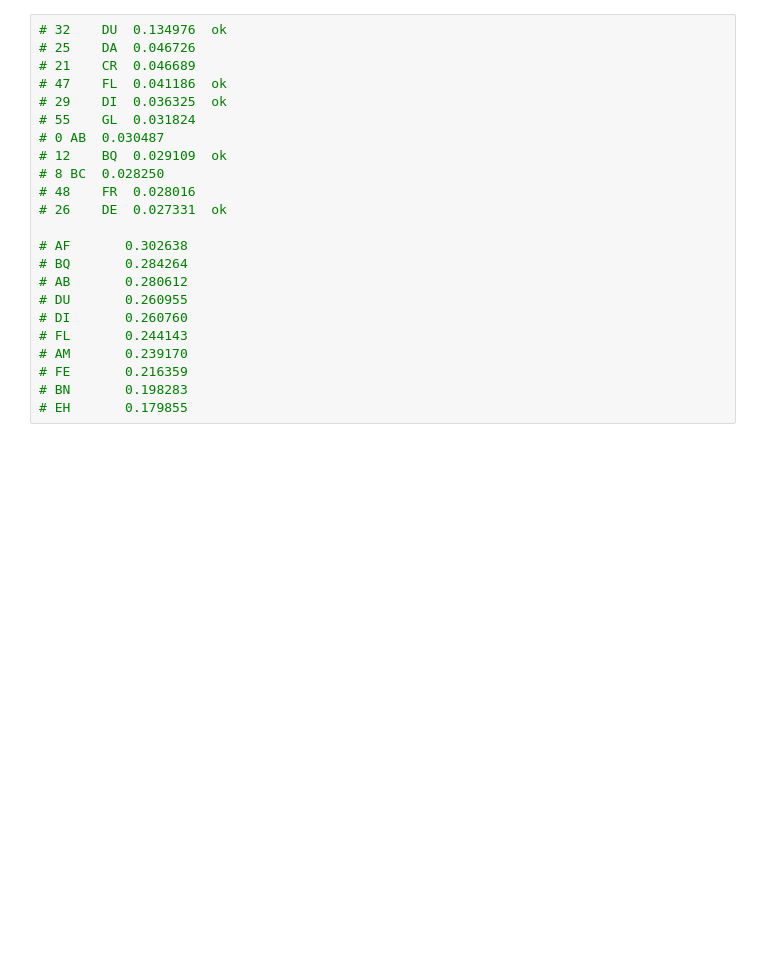
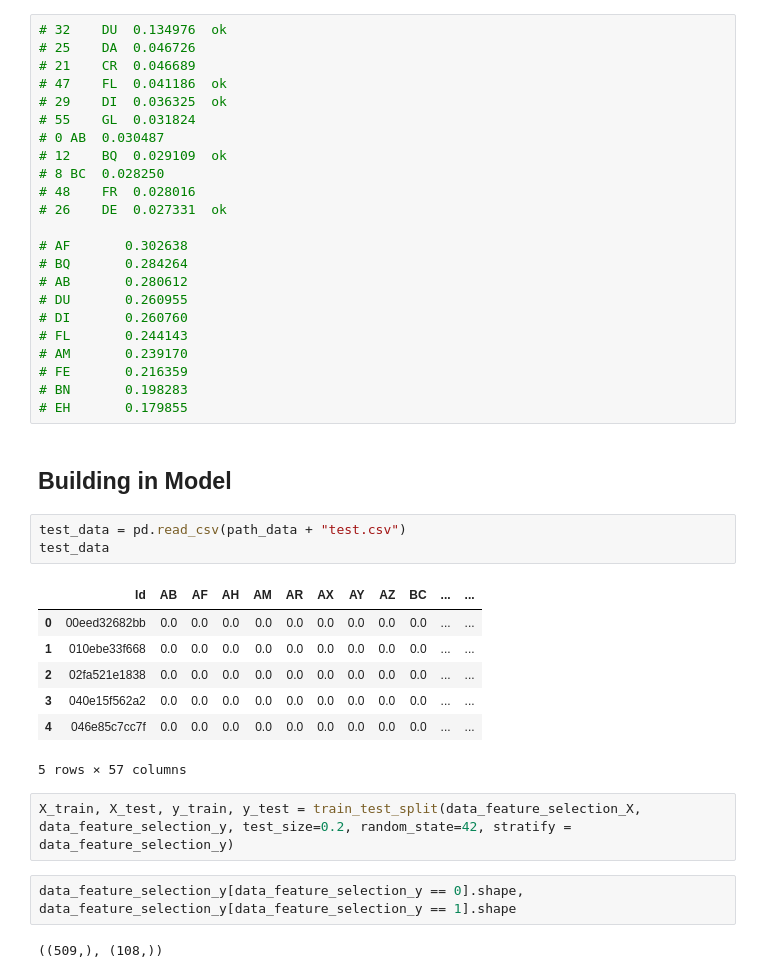
Before and after one commit to rkdey95/ICR_Kaggle, a Jupyter notebook: experimentation.ipynb, the cells around one changed output. Drawn from its saved outputs; the diff is of its cells as text; blank space fills up the shorter version.

Commit message:
train test split

```diff
--- a/experimentation.ipynb
+++ b/experimentation.ipynb
@@ -243,3 +243,22 @@ Name: Class, dtype: float64
 # FE       0.216359
 # BN       0.198283
 # EH       0.179855
+# %% [markdown]
+## Building in Model
+# %%
+test_data = pd.read_csv(path_data + "test.csv")
+test_data
+# %% [output]
+|  | Id | AB | AF | AH | AM | AR | AX | AY | AZ | BC | ... | ... |
+| 0 | 00eed32682bb | 0.0 | 0.0 | 0.0 | 0.0 | 0.0 | 0.0 | 0.0 | 0.0 | 0.0 | ... | ... |
+| 1 | 010ebe33f668 | 0.0 | 0.0 | 0.0 | 0.0 | 0.0 | 0.0 | 0.0 | 0.0 | 0.0 | ... | ... |
+| 2 | 02fa521e1838 | 0.0 | 0.0 | 0.0 | 0.0 | 0.0 | 0.0 | 0.0 | 0.0 | 0.0 | ... | ... |
+| 3 | 040e15f562a2 | 0.0 | 0.0 | 0.0 | 0.0 | 0.0 | 0.0 | 0.0 | 0.0 | 0.0 | ... | ... |
+| 4 | 046e85c7cc7f | 0.0 | 0.0 | 0.0 | 0.0 | 0.0 | 0.0 | 0.0 | 0.0 | 0.0 | ... | ... |
+5 rows × 57 columns
+# %%
+X_train, X_test, y_train, y_test = train_test_split(data_feature_selection_X, data_feature_selection_y, test_size=0.2, random_state=42, stratify = data_feature_selection_y)
+# %%
+data_feature_selection_y[data_feature_selection_y == 0].shape, data_feature_selection_y[data_feature_selection_y == 1].shape
+# %% [output]
+((509,), (108,))
```
